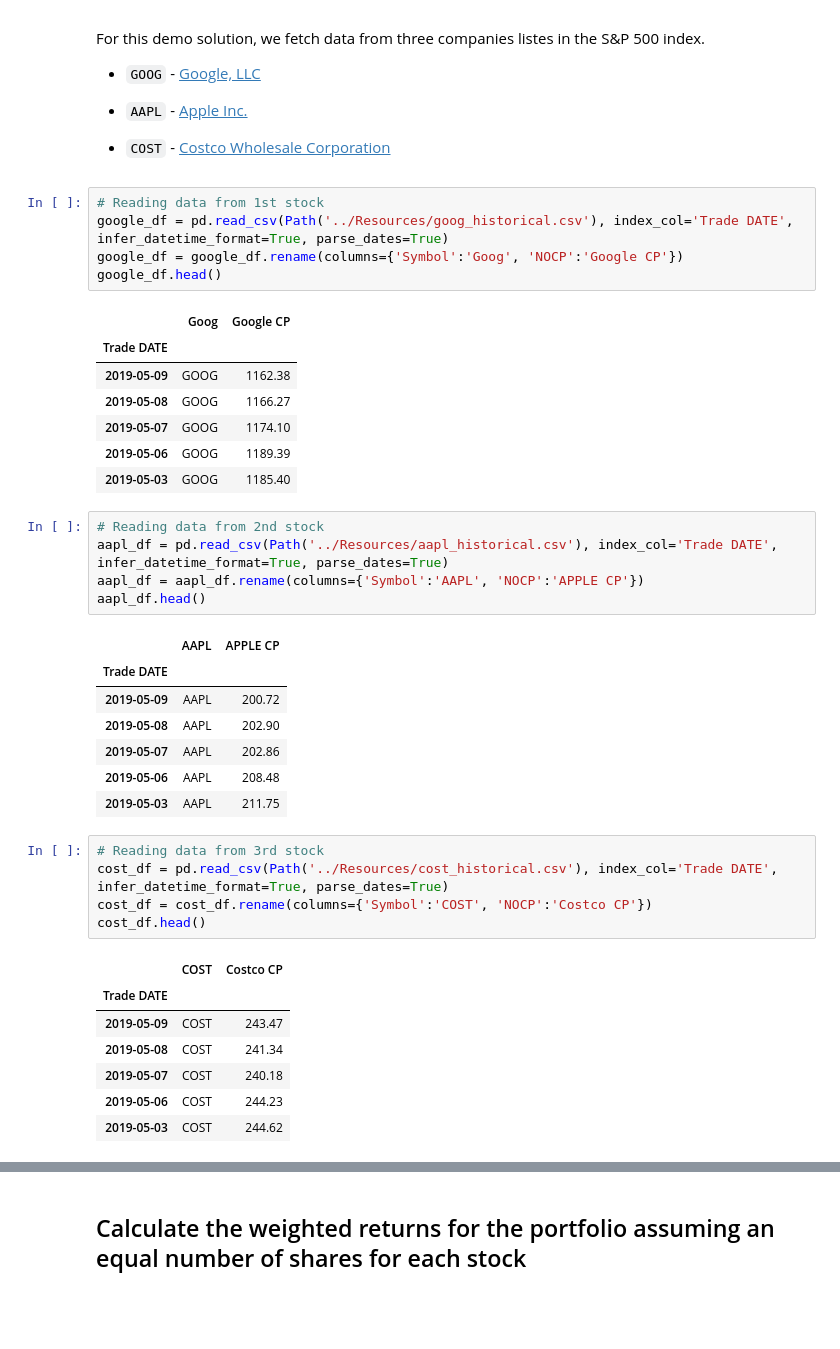
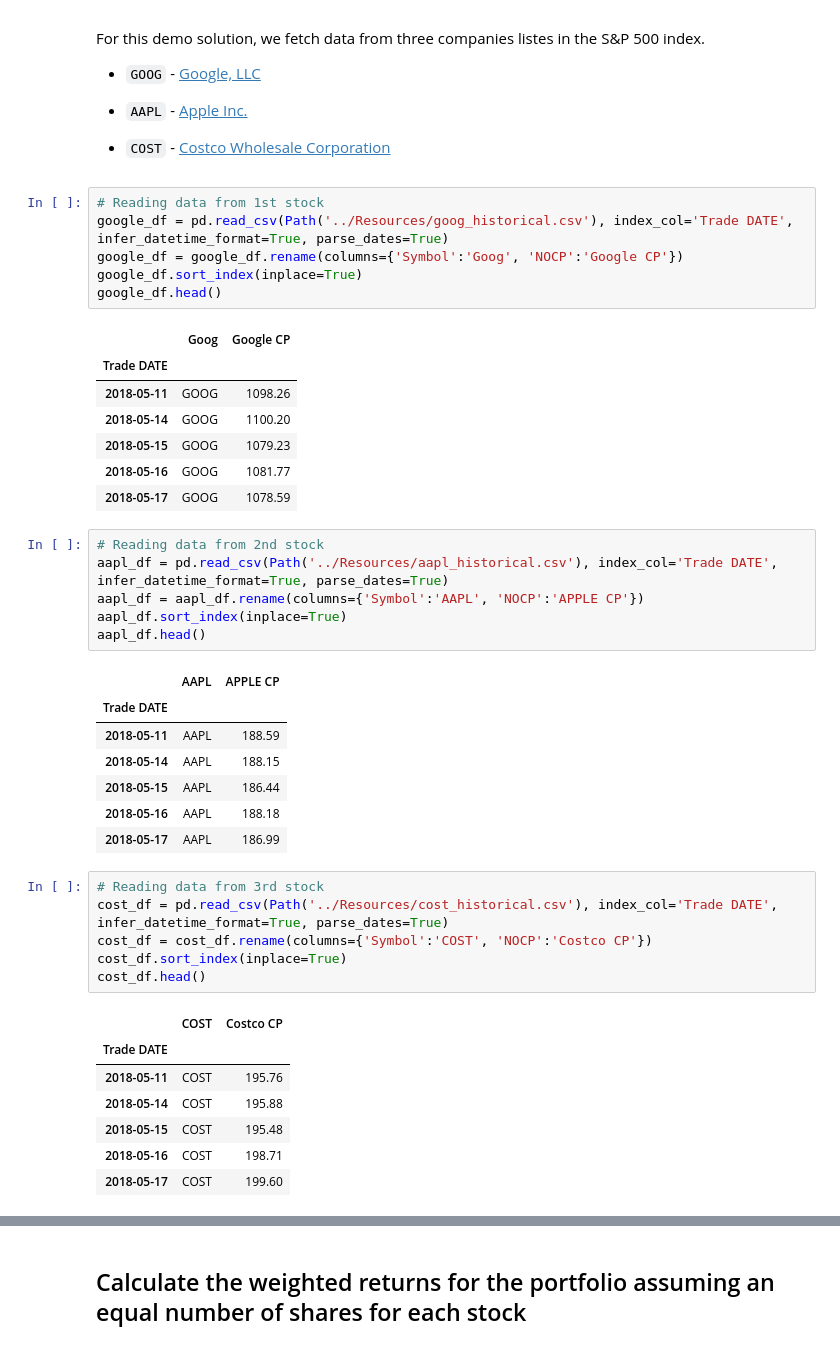
Before and after one commit to tjmcdowelldotcom/python-homework, a Jupyter notebook: Whale_Analysis/whale_analysis.ipynb, the cells around one changed output, grey strips where cells are left out. Drawn from its saved outputs; the diff is of its cells as text; blank space fills up the shorter version.

```diff
--- a/Whale_Analysis/whale_analysis.ipynb
+++ b/Whale_Analysis/whale_analysis.ipynb
@@ -501,42 +503,45 @@ For this demo solution, we fetch data from three companies listes in the S&P 500
 # %%
 # Reading data from 1st stock
 google_df = pd.read_csv(Path('../Resources/goog_historical.csv'), index_col='Trade DATE', infer_datetime_format=True, parse_dates=True)
 google_df = google_df.rename(columns={'Symbol':'Goog', 'NOCP':'Google CP'})
+google_df.sort_index(inplace=True)
 google_df.head()
 # %% [output]
 |  | Goog | Google CP |
 | Trade DATE |  |  |
-| 2019-05-09 | GOOG | 1162.38 |
-| 2019-05-08 | GOOG | 1166.27 |
-| 2019-05-07 | GOOG | 1174.10 |
-| 2019-05-06 | GOOG | 1189.39 |
-| 2019-05-03 | GOOG | 1185.40 |
+| 2018-05-11 | GOOG | 1098.26 |
+| 2018-05-14 | GOOG | 1100.20 |
+| 2018-05-15 | GOOG | 1079.23 |
+| 2018-05-16 | GOOG | 1081.77 |
+| 2018-05-17 | GOOG | 1078.59 |
 # %%
 # Reading data from 2nd stock
 aapl_df = pd.read_csv(Path('../Resources/aapl_historical.csv'), index_col='Trade DATE', infer_datetime_format=True, parse_dates=True)
 aapl_df = aapl_df.rename(columns={'Symbol':'AAPL', 'NOCP':'APPLE CP'})
+aapl_df.sort_index(inplace=True)
 aapl_df.head()
 # %% [output]
 |  | AAPL | APPLE CP |
 | Trade DATE |  |  |
-| 2019-05-09 | AAPL | 200.72 |
-| 2019-05-08 | AAPL | 202.90 |
-| 2019-05-07 | AAPL | 202.86 |
-| 2019-05-06 | AAPL | 208.48 |
-| 2019-05-03 | AAPL | 211.75 |
+| 2018-05-11 | AAPL | 188.59 |
+| 2018-05-14 | AAPL | 188.15 |
+| 2018-05-15 | AAPL | 186.44 |
+| 2018-05-16 | AAPL | 188.18 |
+| 2018-05-17 | AAPL | 186.99 |
 # %%
 # Reading data from 3rd stock
 cost_df = pd.read_csv(Path('../Resources/cost_historical.csv'), index_col='Trade DATE', infer_datetime_format=True, parse_dates=True)
 cost_df = cost_df.rename(columns={'Symbol':'COST', 'NOCP':'Costco CP'})
+cost_df.sort_index(inplace=True)
 cost_df.head()
 # %% [output]
 |  | COST | Costco CP |
 | Trade DATE |  |  |
-| 2019-05-09 | COST | 243.47 |
-| 2019-05-08 | COST | 241.34 |
-| 2019-05-07 | COST | 240.18 |
-| 2019-05-06 | COST | 244.23 |
-| 2019-05-03 | COST | 244.62 |
+| 2018-05-11 | COST | 195.76 |
+| 2018-05-14 | COST | 195.88 |
+| 2018-05-15 | COST | 195.48 |
+| 2018-05-16 | COST | 198.71 |
+| 2018-05-17 | COST | 199.60 |
 # %%
 # Combine all stocks in a single DataFrame
 custom_combined_df = pd.concat([aapl_df, google_df, cost_df], axis="columns", join="outer")
```
Also changed, not shown: parts of 18 cells of this notebook.
